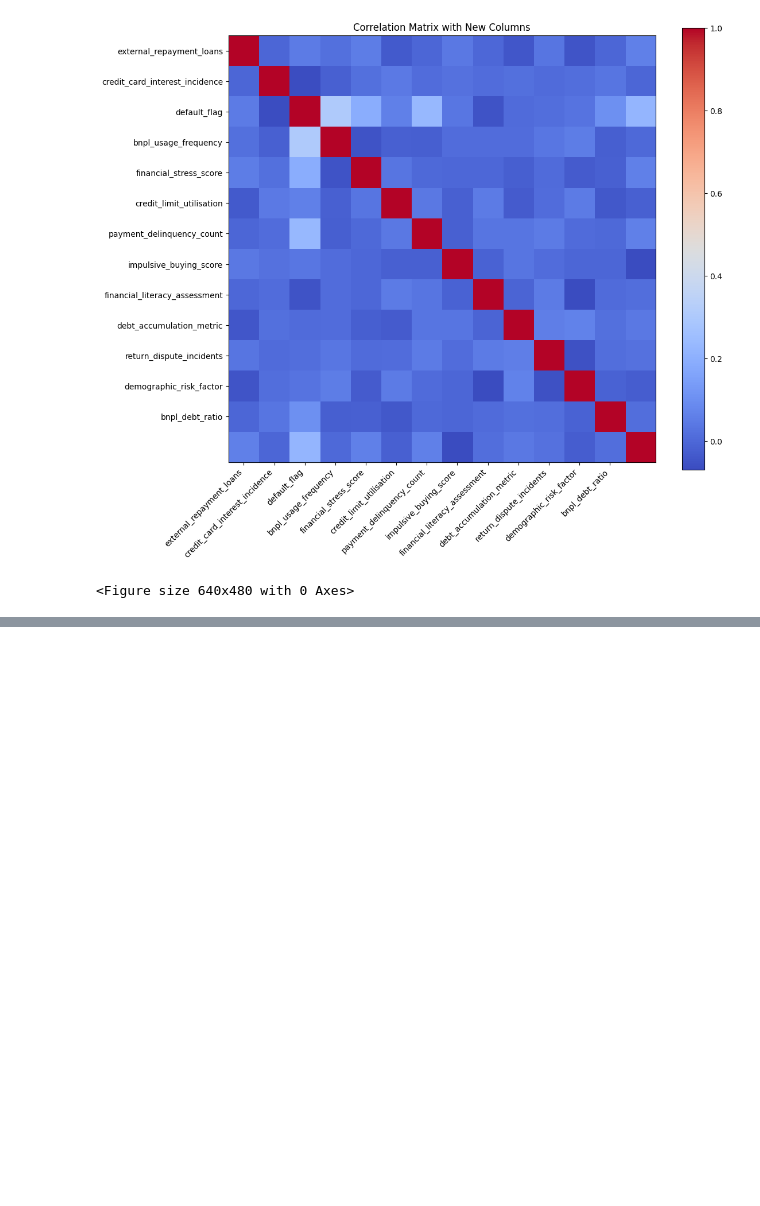
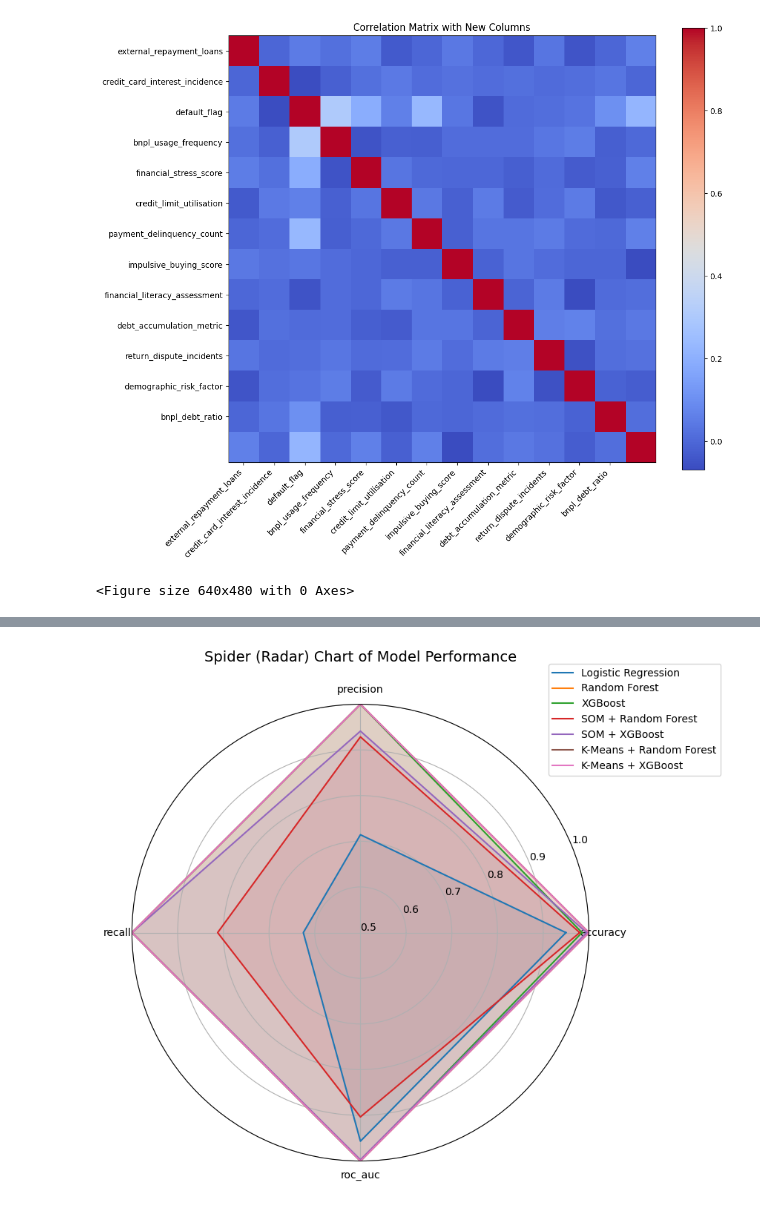
Before and after one commit to IsmailZei/Credit-Risk-Models-in-BNPL, a Jupyter notebook: Plots.ipynb, the cells around one changed output, grey strips where cells are left out. Cells and saved outputs as stored; diff of their text form; code cells hidden in the pictures; blank space fills up the shorter version.

```diff
--- a/Plots.ipynb
+++ b/Plots.ipynb
@@ -240,0 +318,32 @@ plt.savefig('Plots\Correlation Matricies\correlation_matrix_new.png')
+# %%
+metrics = ["accuracy", "precision", "recall", "roc_auc"]
+num_vars = len(metrics)
+angles = np.linspace(0, 2*np.pi, num_vars, endpoint=False).tolist()
+angles += angles[:1]  # close the circle
+
+plt.figure(figsize=(8, 8))
+ax = plt.subplot(111, polar=True)
+
+# Loop through models
+for model_name, file in model_files.items():
+    with open(file, "r") as f:
+        results = json.load(f)
+
+    values = [results[m] for m in metrics]
+    values += values[:1]  # close the circle
+
+    ax.plot(angles, values, label=model_name)
+    ax.fill(angles, values, alpha=0.1)
+
+# Set axis labels
+ax.set_xticks(angles[:-1])
+ax.set_xticklabels(metrics)
+ax.set_yticks([0.5, 0.6, 0.7, 0.8, 0.9, 1.0])  # adjust based on your metrics scale
+ax.set_ylim(0.5, 1.0)  # metrics are between 0 and 1
+
+plt.title("Spider (Radar) Chart of Model Performance", size=14, y=1.08)
+plt.legend(loc="upper right", bbox_to_anchor=(1.3, 1.1))
+plt.savefig('Plots/spider_chart_model_performance.png')
+plt.show()
+# %% [output]
+[figure, added]
```
Also changed, not shown: parts of 12 cells of this notebook, 23 other files.
